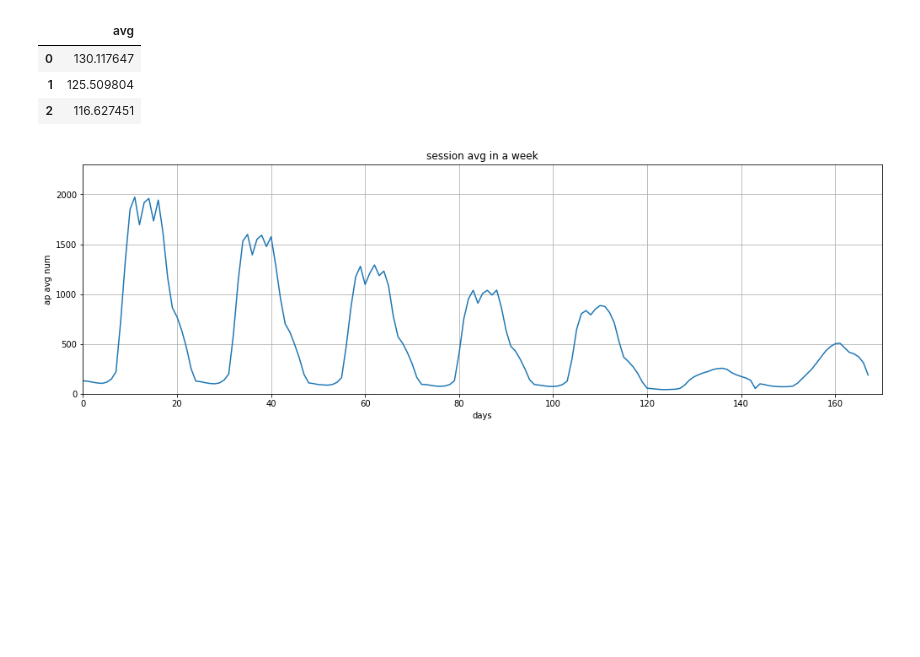
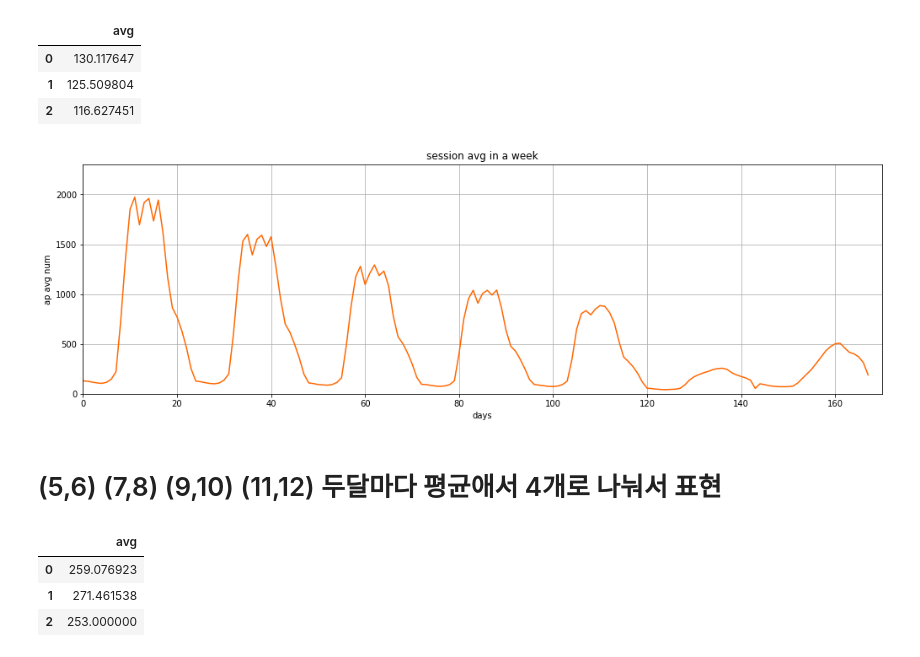
Before and after one commit to leeEunJooo/NetworkAssociation, a Jupyter notebook: 데이터 주기성.ipynb, the cells around one changed output. Cells and saved outputs as stored; diff of their text form; code cells hidden in the pictures; blank space fills up the shorter version.

```diff
--- a/데이터 주기성.ipynb
+++ b/데이터 주기성.ipynb
@@ -171,14 +171,16 @@ totalday.head(3)
 # %%
 plt.rcParams["figure.figsize"] = (17,5)
 
 plt.figure()
 plt.subplot(1,1,1)
 plt.ylim(0,2300)
 plt.xlim(0,170)
-plt.plot(totalday)
+plt.plot(totalday, color='#ff6600')
 plt.title('session avg in a week')
 plt.xlabel('days')
 plt.ylabel('ap avg num')
 plt.grid()
 # %% [output]
-[figure, old version]
+[figure, new version]
+# %% [markdown]
+# (5,6) (7,8) (9,10) (11,12) 두달마다 평균애서 4개로 나눠서 표현
@@ -184,0 +273,7 @@ plt.grid()
+# %%
+total_month.head(3)
+# %% [output]
+|  | avg |
+| 0 | 259.076923 |
+| 1 | 271.461538 |
+| 2 | 253.000000 |
```
Also changed, not shown: parts of 21 cells of this notebook.
